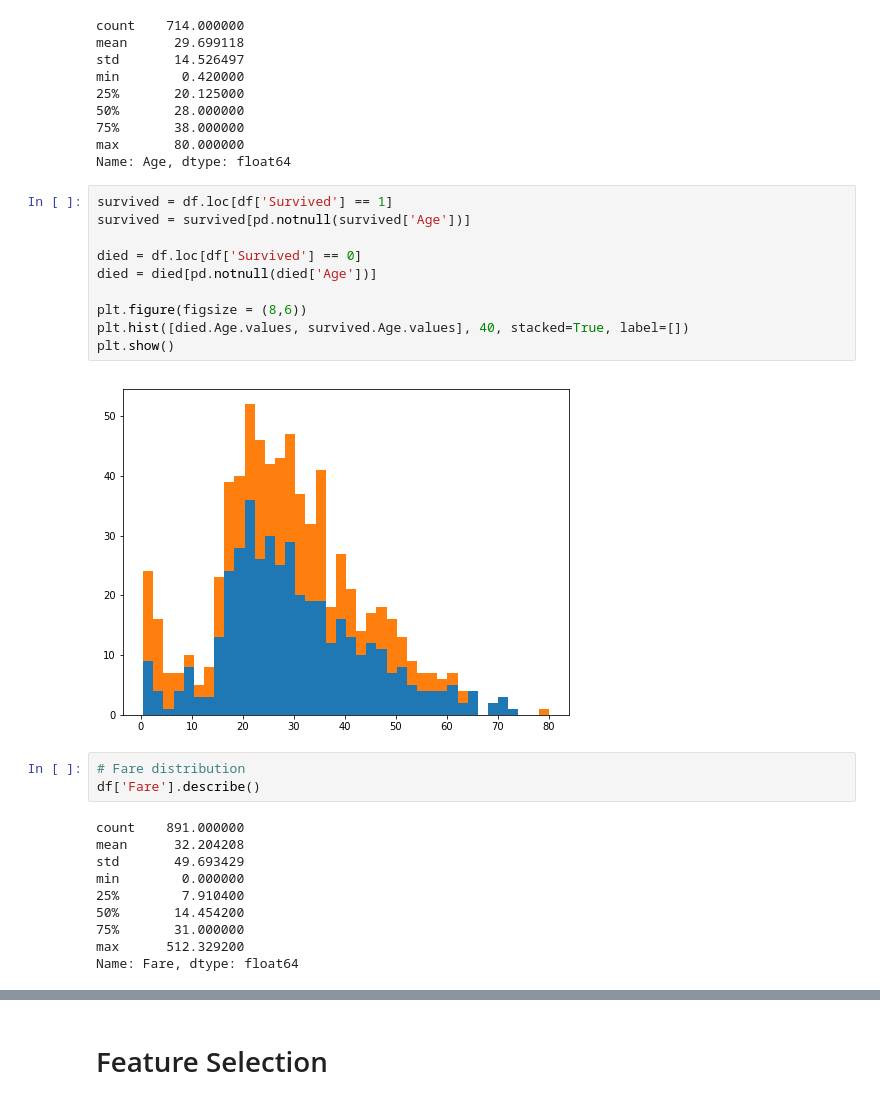
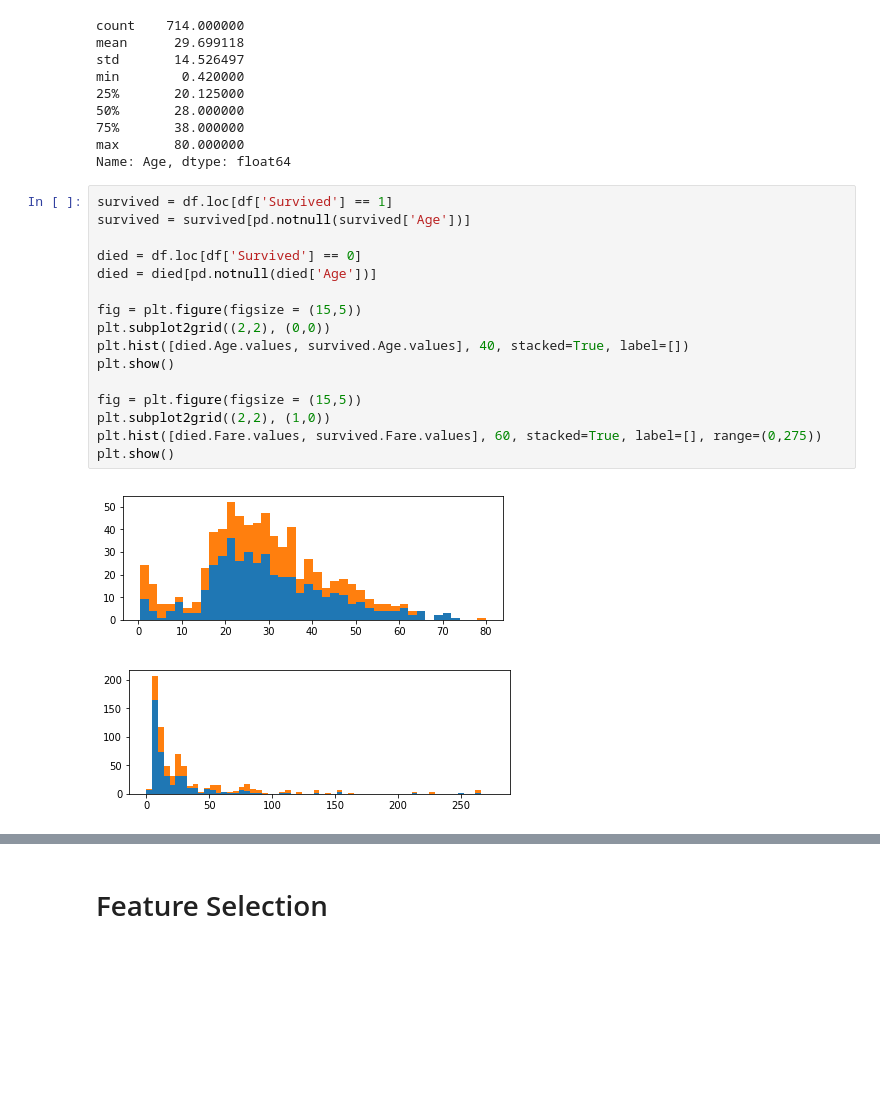
Before and after one commit to RSkorina/Titanic_Machine, a Jupyter notebook: titanic.ipynb, the cells around one changed output, grey strips where cells are left out. Cells and saved outputs as stored; diff of their text form; blank space fills up the shorter version.

```diff
--- a/titanic.ipynb
+++ b/titanic.ipynb
@@ -107,25 +117,19 @@ Name: Age, dtype: float64
 # %%
 survived = df.loc[df['Survived'] == 1]
 survived = survived[pd.notnull(survived['Age'])]
 
 died = df.loc[df['Survived'] == 0]
 died = died[pd.notnull(died['Age'])]
 
-plt.figure(figsize = (8,6))
+fig = plt.figure(figsize = (15,5))
+plt.subplot2grid((2,2), (0,0))
 plt.hist([died.Age.values, survived.Age.values], 40, stacked=True, label=[])
 plt.show()
+
+fig = plt.figure(figsize = (15,5))
+plt.subplot2grid((2,2), (1,0))
+plt.hist([died.Fare.values, survived.Fare.values], 60, stacked=True, label=[], range=(0,275))
+plt.show()
 # %% [output]
-[figure, old version]
+[figure, new version]
+[figure, added]
-# %%
-# Fare distribution
-df['Fare'].describe()
-# %% [output]
-count    891.000000
-mean      32.204208
-std       49.693429
-min        0.000000
-25%        7.910400
-50%       14.454200
-75%       31.000000
-max      512.329200
-Name: Fare, dtype: float64
```
Also changed, not shown: parts of 20 cells of this notebook, 1 other file.
